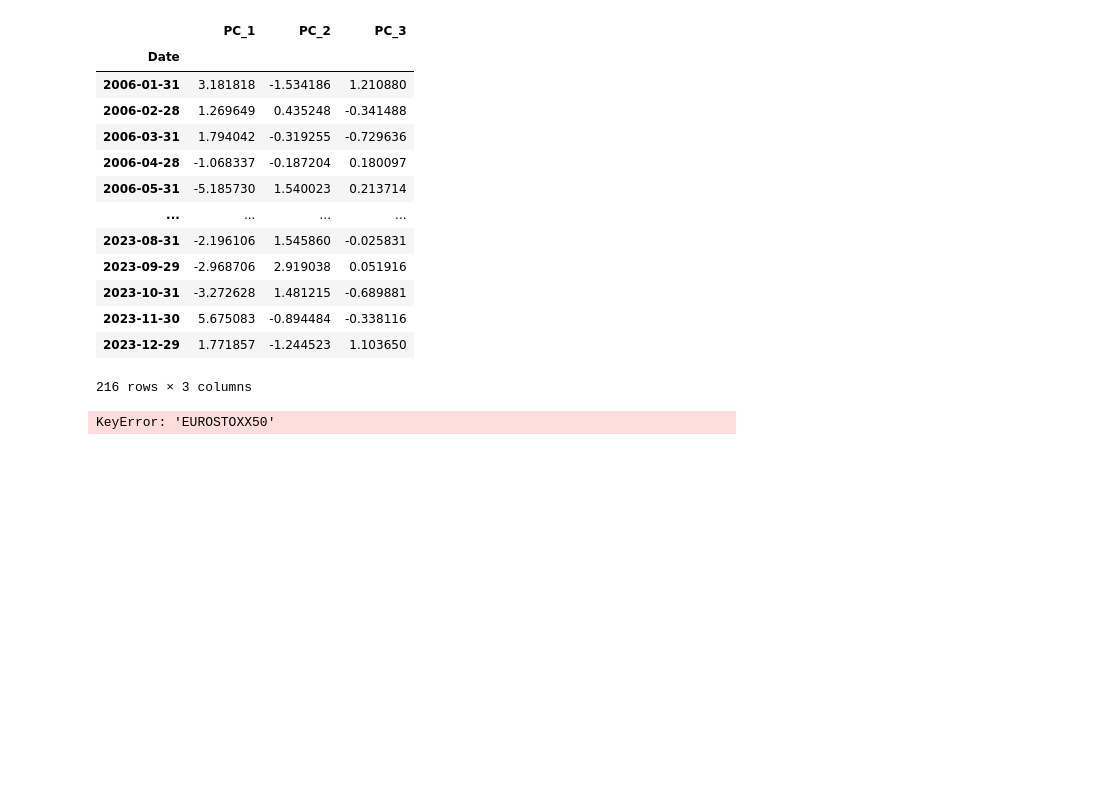
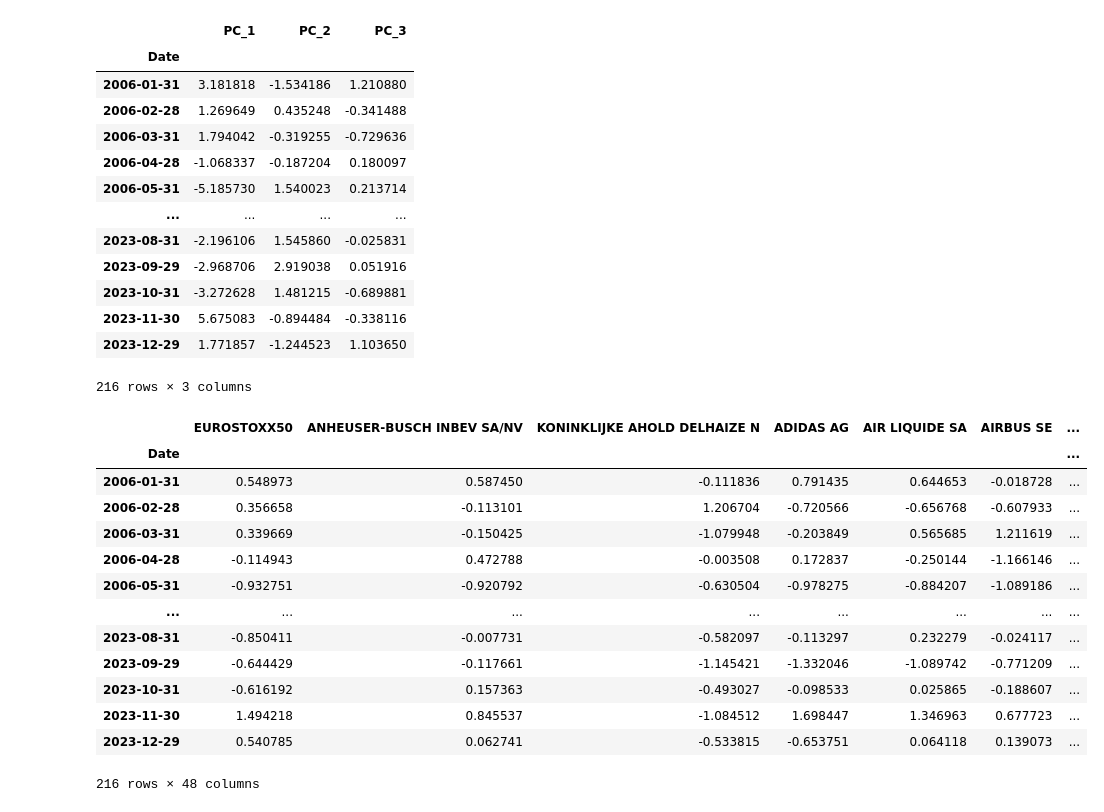
Before and after one commit to RomainCastellarnau/Financial-Econometrics-II, a Jupyter notebook: Code/core_portfolio.ipynb, the cells around one changed output. Cells and saved outputs as stored; diff of their text form; code cells hidden in the pictures; blank space fills up the shorter version.

```diff
--- a/Code/core_portfolio.ipynb
+++ b/Code/core_portfolio.ipynb
@@ -84,7 +82,21 @@ scores
 | 2023-11-30 | 5.675083 | -0.894484 | -0.338116 |
 | 2023-12-29 | 1.771857 | -1.244523 | 1.103650 |
 216 rows × 3 columns
-# %%
-models = model.pca_model()
-# %% [output]
-KeyError: 'EUROSTOXX50'
+# %%
+returns = model.returns
+returns
+# %% [output]
+|  | EUROSTOXX50 | ANHEUSER-BUSCH INBEV SA/NV | KONINKLIJKE AHOLD DELHAIZE N | ADIDAS AG | AIR LIQUIDE SA | AIRBUS SE | ... |
+| Date |  |  |  |  |  |  | ... |
+| 2006-01-31 | 0.548973 | 0.587450 | -0.111836 | 0.791435 | 0.644653 | -0.018728 | ... |
+| 2006-02-28 | 0.356658 | -0.113101 | 1.206704 | -0.720566 | -0.656768 | -0.607933 | ... |
+| 2006-03-31 | 0.339669 | -0.150425 | -1.079948 | -0.203849 | 0.565685 | 1.211619 | ... |
+| 2006-04-28 | -0.114943 | 0.472788 | -0.003508 | 0.172837 | -0.250144 | -1.166146 | ... |
+| 2006-05-31 | -0.932751 | -0.920792 | -0.630504 | -0.978275 | -0.884207 | -1.089186 | ... |
+| ... | ... | ... | ... | ... | ... | ... | ... |
+| 2023-08-31 | -0.850411 | -0.007731 | -0.582097 | -0.113297 | 0.232279 | -0.024117 | ... |
+| 2023-09-29 | -0.644429 | -0.117661 | -1.145421 | -1.332046 | -1.089742 | -0.771209 | ... |
+| 2023-10-31 | -0.616192 | 0.157363 | -0.493027 | -0.098533 | 0.025865 | -0.188607 | ... |
+| 2023-11-30 | 1.494218 | 0.845537 | -1.084512 | 1.698447 | 1.346963 | 0.677723 | ... |
+| 2023-12-29 | 0.540785 | 0.062741 | -0.533815 | -0.653751 | 0.064118 | 0.139073 | ... |
+216 rows × 48 columns
```
Also changed, not shown: parts of 6 cells of this notebook, 1 other file.
